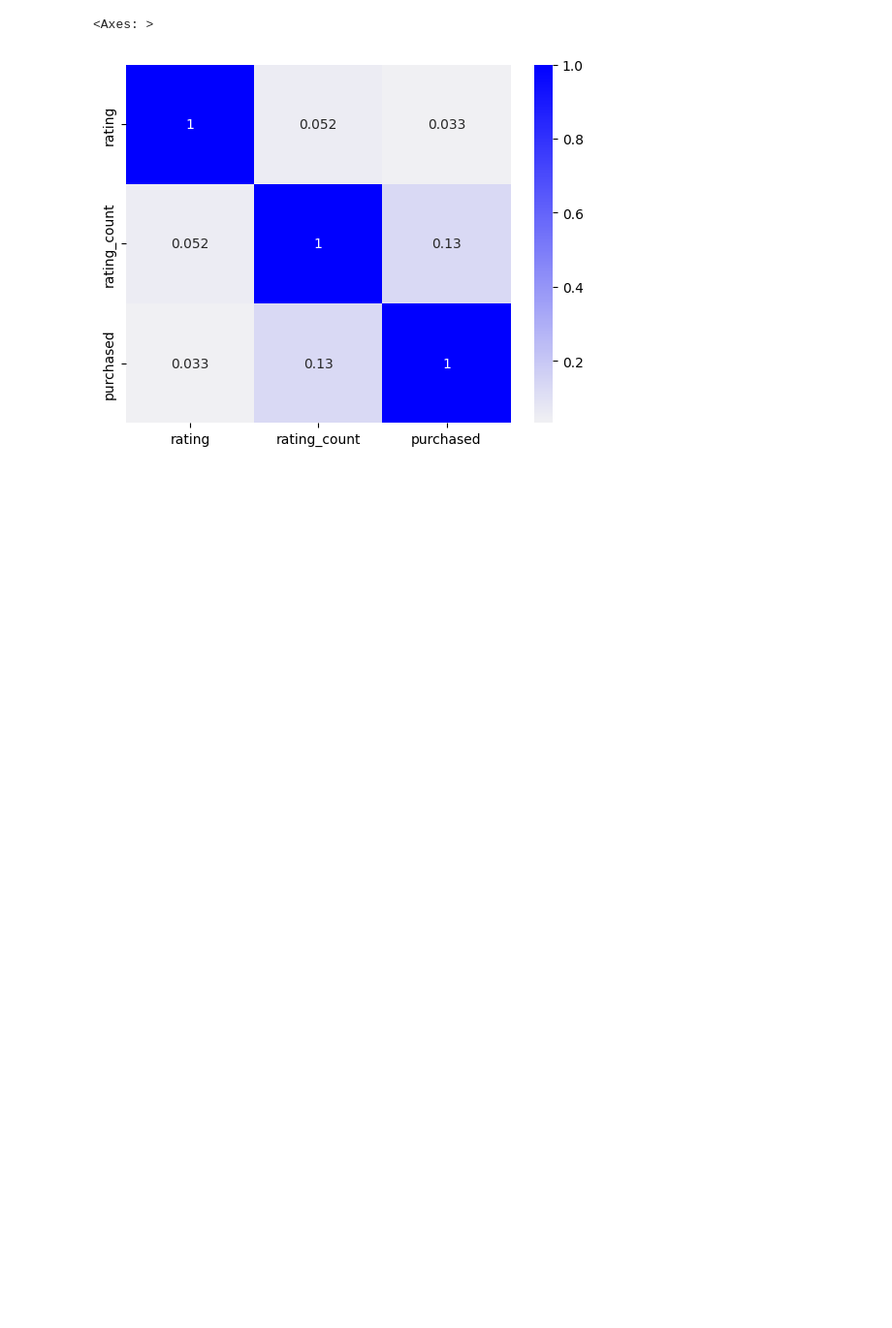
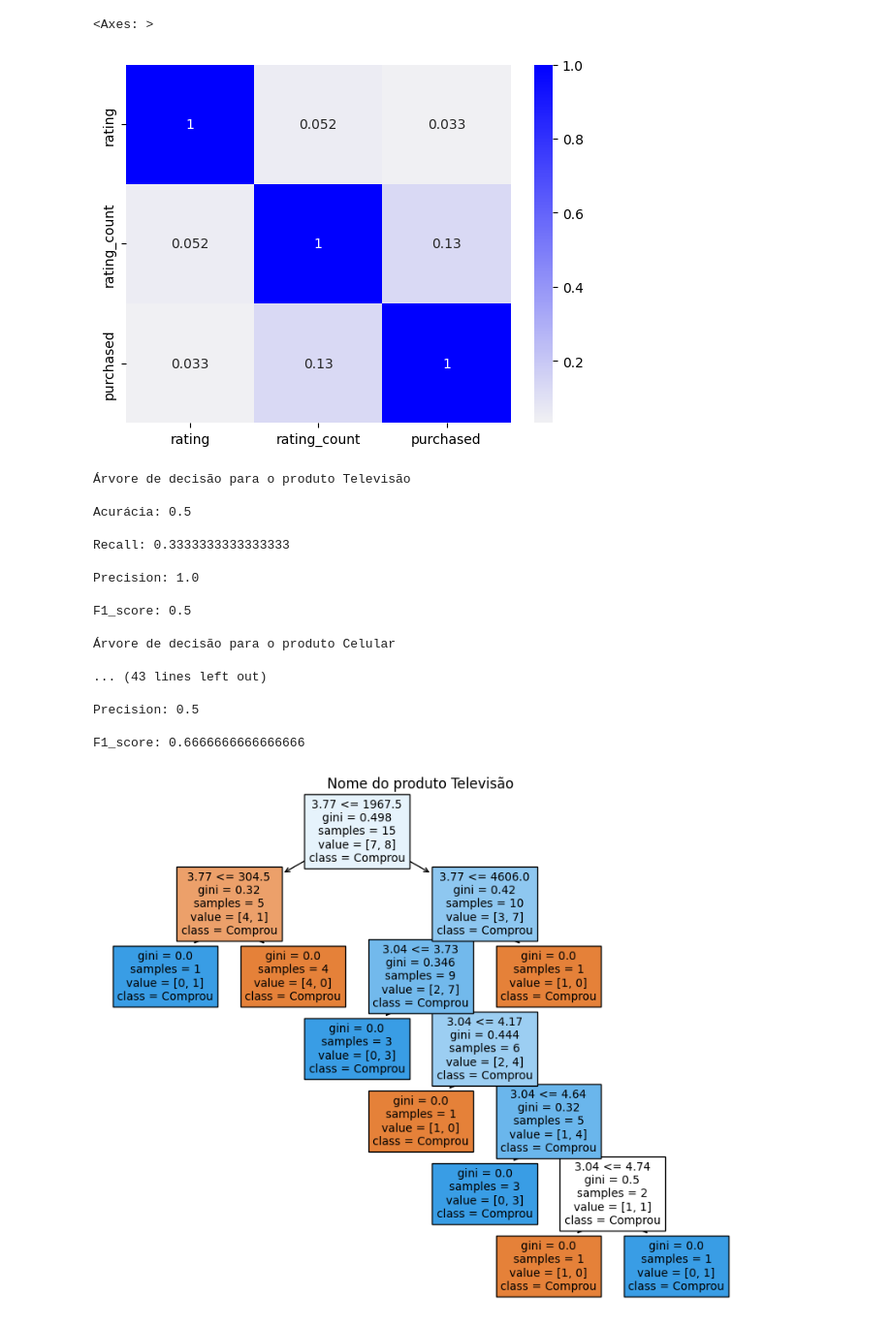
Before and after one commit to danielvieira95/Intelig-ncia-Artificial-e-Big-Data--2-2024, a Jupyter notebook: TurmaA/A13/codigo.ipynb, the cells around one changed output. Shown at 97% size. Drawn from its saved outputs; the diff is of its cells as text; code cells hidden in the pictures; blank space fills up the shorter version.

```diff
--- a/TurmaA/A13/codigo.ipynb
+++ b/TurmaA/A13/codigo.ipynb
@@ -84,3 +88,55 @@ sns.heatmap(correlacao,cmap=color,annot=True) # plota a matriz de correlação
 # %% [output]
 <Axes: >
 [figure]
+# %%
+# Criando um filtro para plotar uma arvore de decisão para cada produto
+
+produtos = df['product_name'].unique() # armazena cada linha do dataset em uma lista
+# Selecionando os dados do dataset
+for produto in produtos:
+    produto_df= df.loc[df['product_name']==produto]
+    X = produto_df.drop(['product_name','purchased'],axis=1)
+    y = produto_df['purchased']
+
+# Dividindo os dados em treino e teste
+    X_train,X_test,y_train,y_test= train_test_split(X,y,test_size=0.2,
+                                                random_state=42)
+# Criando o modelo de Machine Learning
+    modelo = DecisionTreeClassifier()
+    modelo.fit(X_train,y_train) # treinando o modelo criado
+    ypred = modelo.predict(X_test)
+
+# Plotando as metricas do modelo
+    print(f'Árvore de decisão para o produto {produto} \n')
+    print(f'Acurácia: {accuracy_score(y_test,ypred)} \n ')
+    print(f'Recall: {recall_score(y_test,ypred)} \n ')
+    print(f'Precision: {precision_score(y_test,ypred)} \n ')
+    print(f'F1_score: {f1_score(y_test,ypred)} \n ')
+# Substitui 0 e 1 por comprou e não comprou
+    produto_df['purchased'] =produto_df['purchased'].replace([1,0],['Comprou','Não comprou'])
+
+    # plotando a arvore de decisão
+    figure = plt.figure(figsize=(10,8))
+
+    tree.plot_tree(modelo,feature_names=produto_df['rating'].tolist(),
+               class_names=produto_df['purchased'].tolist(),filled=True)
+    plt.title(f'Nome do produto {produto}')
+# %% [output]
+Árvore de decisão para o produto Televisão
+
+Acurácia: 0.5
+
+Recall: 0.3333333333333333
+
+Precision: 1.0
+
+F1_score: 0.5
+
+Árvore de decisão para o produto Celular
+
+... (43 lines left out)
+
+Precision: 0.5
+
+F1_score: 0.6666666666666666
+[figure, added]
```
Also changed, not shown: parts of 4 cells of this notebook.
